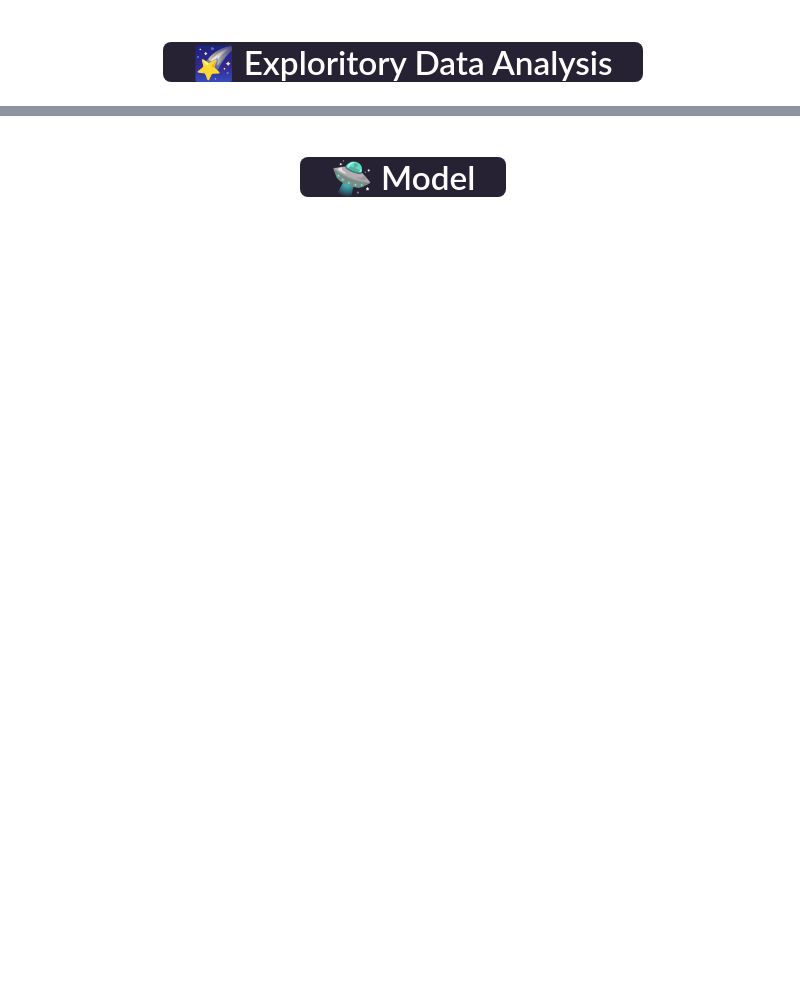
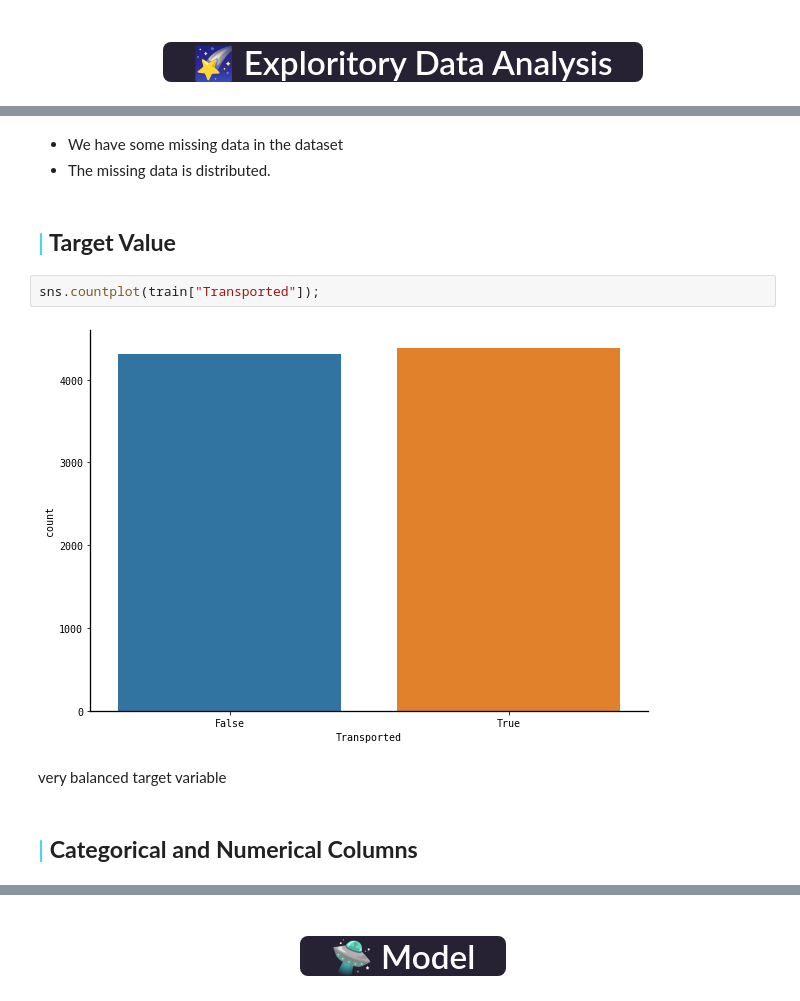
Before and after one commit to heyrobin/Space-Titanic, a Jupyter notebook: spaceship-titanic-eda.ipynb, the cells around one changed output, grey strips where cells are left out. Drawn from its saved outputs; the diff is of its cells as text; blank space fills up the shorter version.

```diff
--- a/spaceship-titanic-eda.ipynb
+++ b/spaceship-titanic-eda.ipynb
@@ -231,0 +156,13 @@ py.iplot(fig, filename="planets")
+# %% [markdown]
+* We have some missing data in the dataset
+* The missing data is distributed.
+# %% [markdown]
+<h2><b><span style="color:#55D3E2">|</span> Target Value </b>
+# %%
+sns.countplot(train["Transported"]);
+# %% [output]
+[figure, added]
+# %% [markdown]
+very balanced target variable
+# %% [markdown]
+<h2><b><span style="color:#55D3E2">|</span> Categorical and Numerical Columns </b>
```
Also changed, not shown: parts of 69 cells of this notebook.
